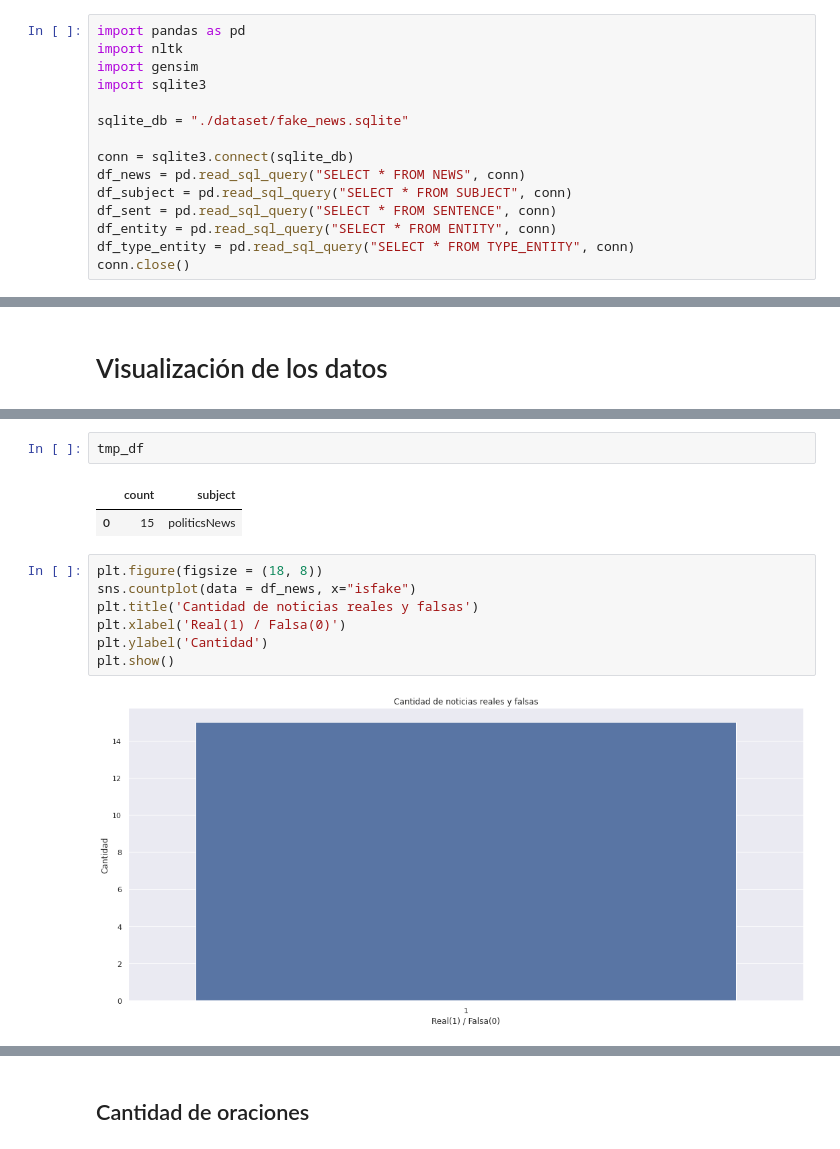
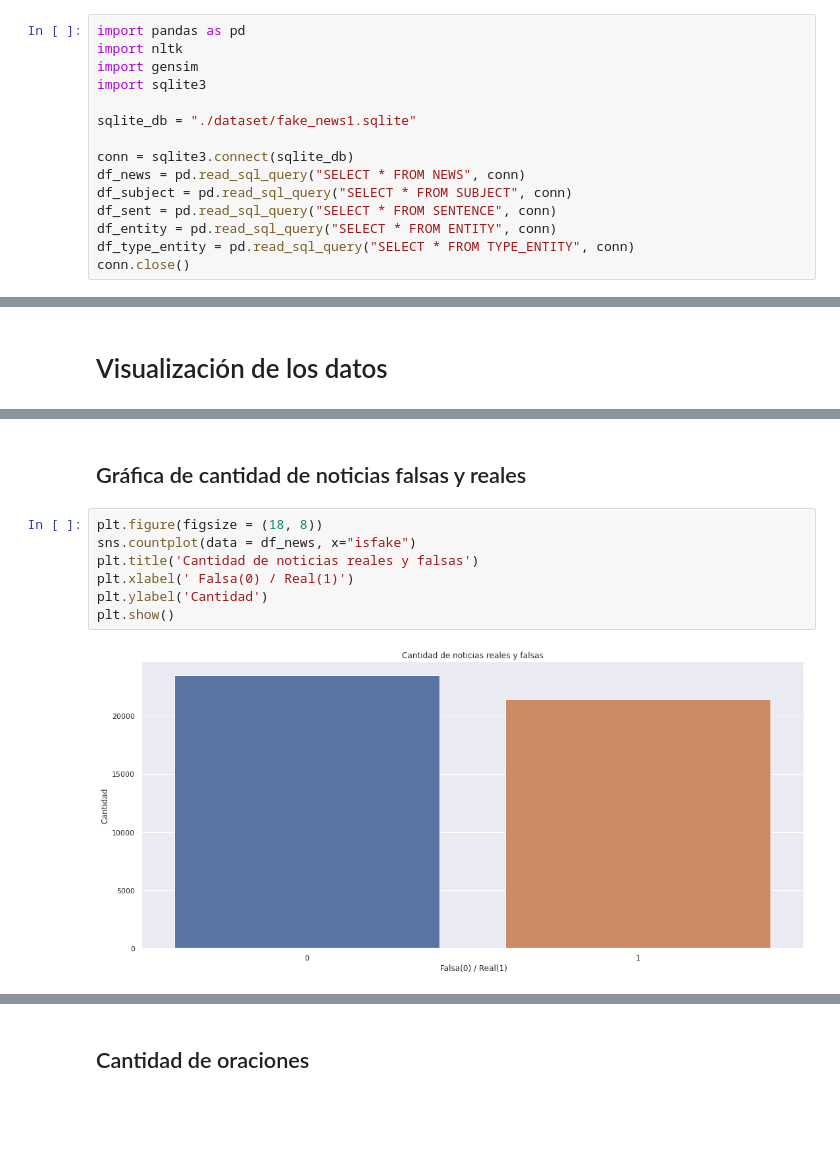
Before and after one commit to fake-news-unal/fake-news, a Jupyter notebook: exploration.ipynb, the cells around one changed output, grey strips where cells are left out. Saved outputs shown, nothing was run; the diff lists cells and outputs as text; blank space fills up the shorter version.

```diff
--- a/exploration.ipynb
+++ b/exploration.ipynb
@@ -12,7 +12,7 @@ import nltk
 import gensim
 import sqlite3
 
-sqlite_db = "./dataset/fake_news.sqlite"
+sqlite_db = "./dataset/fake_news1.sqlite"
 
 conn = sqlite3.connect(sqlite_db)
 df_news = pd.read_sql_query("SELECT * FROM NEWS", conn)
@@ -339,14 +325,11 @@ plt.show()
-# %%
-tmp_df
-# %% [output]
-|  | count | subject |
-| 0 | 15 | politicsNews |
+# %% [markdown]
+## Gráfica de cantidad de noticias falsas y reales
 # %%
 plt.figure(figsize = (18, 8))
 sns.countplot(data = df_news, x="isfake")
 plt.title('Cantidad de noticias reales y falsas')
-plt.xlabel('Real(1) / Falsa(0)')
+plt.xlabel(' Falsa(0) / Real(1)')
 plt.ylabel('Cantidad')
 plt.show()
 # %% [output]
-[figure, old version]
+[figure, new version]
```
Also changed, not shown: parts of 73 cells of this notebook, 1 other file.
